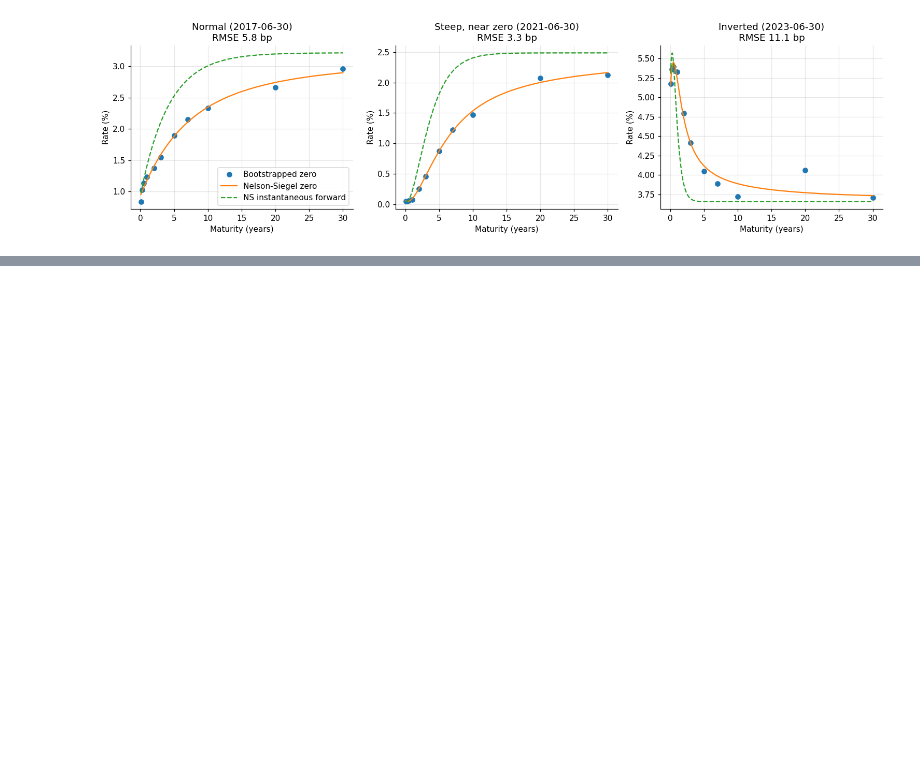
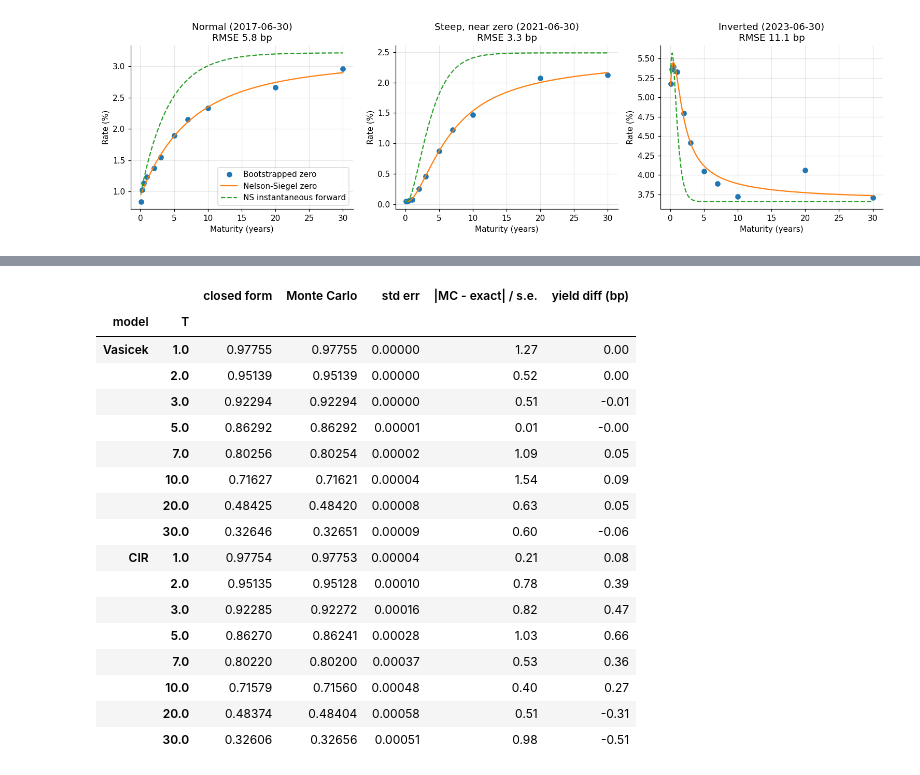
Before and after one commit to vincal848/term_structure_modeling, a Jupyter notebook: notebooks/term_structure.ipynb, the cells around one changed output, grey strips where cells are left out. Cells and saved outputs as stored; diff of their text form; code cells hidden in the pictures; blank space fills up the shorter version.

```diff
--- a/notebooks/term_structure.ipynb
+++ b/notebooks/term_structure.ipynb
@@ -125,0 +179,41 @@ fig.savefig(FIG / "02_nelson_siegel.png", bbox_inches="tight")
+# %%
+r0 = 0.02
+maturities = np.array([1, 2, 3, 5, 7, 10, 20, 30], dtype=float)
+models = {"Vasicek": Vasicek(kappa=0.3, theta=0.04, sigma=0.01),
+          "CIR": CIR(kappa=0.3, theta=0.04, sigma=0.05)}
+
+rows, mc_yields = [], {}
+for name, m in models.items():
+    if name == "Vasicek":
+        t, paths = m.simulate_exact(r0, 30.0, 1 / 52, 10_000, seed=11)
+        prices, se = mc_bond_curve(t, paths, maturities)
+    else:
+        t, paths = m.simulate_exact(r0, 30.0, 1 / 52, 10_000, seed=11)
+        prices, se = mc_bond_curve(t, paths, maturities, antithetic=False)
+    exact = m.bond_price(r0, maturities)
+    mc_yields[name] = (-np.log(prices) / maturities, se / (prices * maturities))
+    for T, p, s, e in zip(maturities, prices, se, exact):
+        rows.append({"model": name, "T": T, "closed form": e, "Monte Carlo": p, "std err": s,
+                     "|MC - exact| / s.e.": abs(p - e) / s,
+                     "yield diff (bp)": (-np.log(p) / T + np.log(e) / T) * BP})
+check = pd.DataFrame(rows).set_index(["model", "T"])
+check.round({"closed form": 5, "Monte Carlo": 5, "std err": 5, "|MC - exact| / s.e.": 2, "yield diff (bp)": 2})
+# %% [output]
+|  |  | closed form | Monte Carlo | std err | |MC - exact| / s.e. | yield diff (bp) |
+| model | T |  |  |  |  |  |
+| Vasicek | 1.0 | 0.97755 | 0.97755 | 0.00000 | 1.27 | 0.00 |
+|  | 2.0 | 0.95139 | 0.95139 | 0.00000 | 0.52 | 0.00 |
+|  | 3.0 | 0.92294 | 0.92294 | 0.00000 | 0.51 | -0.01 |
+|  | 5.0 | 0.86292 | 0.86292 | 0.00001 | 0.01 | -0.00 |
+|  | 7.0 | 0.80256 | 0.80254 | 0.00002 | 1.09 | 0.05 |
+|  | 10.0 | 0.71627 | 0.71621 | 0.00004 | 1.54 | 0.09 |
+|  | 20.0 | 0.48425 | 0.48420 | 0.00008 | 0.63 | 0.05 |
+|  | 30.0 | 0.32646 | 0.32651 | 0.00009 | 0.60 | -0.06 |
+| CIR | 1.0 | 0.97754 | 0.97753 | 0.00004 | 0.21 | 0.08 |
+|  | 2.0 | 0.95135 | 0.95128 | 0.00010 | 0.78 | 0.39 |
+|  | 3.0 | 0.92285 | 0.92272 | 0.00016 | 0.82 | 0.47 |
+|  | 5.0 | 0.86270 | 0.86241 | 0.00028 | 1.03 | 0.66 |
+|  | 7.0 | 0.80220 | 0.80200 | 0.00037 | 0.53 | 0.36 |
+|  | 10.0 | 0.71579 | 0.71560 | 0.00048 | 0.40 | 0.27 |
+|  | 20.0 | 0.48374 | 0.48404 | 0.00058 | 0.51 | -0.31 |
+|  | 30.0 | 0.32606 | 0.32656 | 0.00051 | 0.98 | -0.51 |
```
Also changed, not shown: parts of 8 cells of this notebook, 5 other files.
